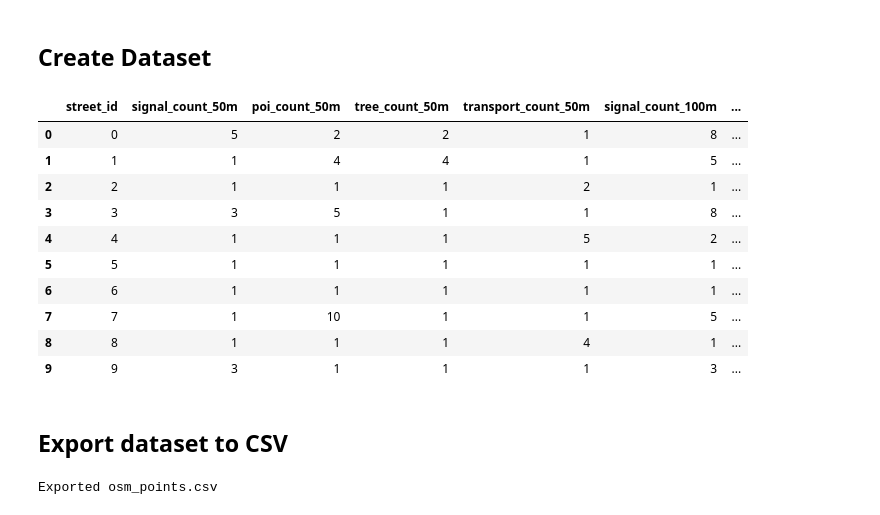
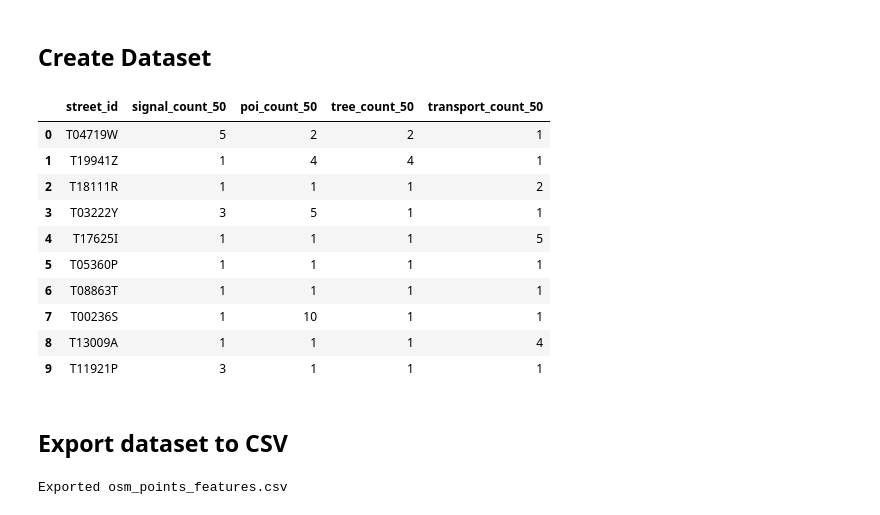
Before and after one commit to AndreaCutroni/ML-Noise-Prediction, a Jupyter notebook: notebooks/osm/OSM_points.ipynb, the cells around one changed output. Cells and saved outputs as stored; diff of their text form; code cells hidden in the pictures.

Commit message:
Export only data for 50m buffer

```diff
--- a/notebooks/osm/OSM_points.ipynb
+++ b/notebooks/osm/OSM_points.ipynb
@@ -171,6 +172,6 @@ buffered_streets_50.plot(figsize=(10, 10), alpha=0.5, color='red')
 ### Count signals per 50m buffer
 # %%
 sig_join_50 = gpd.sjoin(signals_filtered, buffered_streets_50, how="right", predicate="within") #spatial join to combine GeoDataFrames (signals and buffered streets), how="right" to keep all buffered street segments, predicate="within" to match signals that fall within the buffered street segments
-sig_counts_50 = sig_join_50.groupby(sig_join_50.index).size().rename("signal_count_50") #groupby() to group by the index of the buffered street segments, size() to count the number of signals in each segment, rename() to rename the resulting Series to "signal_count"
+sig_counts_50 = sig_join_50.groupby('street_id').size().rename("signal_count_50") #groupby() to group by the index of the buffered street segments, size() to count the number of signals in each segment, rename() to rename the resulting Series to "signal_count"
 sig_counts_50
 # %% [output]
@@ -190,6 +192,6 @@ Name: signal_count_50, Length: 15115, dtype: int64
 ### Count POIs per 50m buffer
 # %%
 pois_join_50 = gpd.sjoin(pois_filtered, buffered_streets_50, how="right", predicate="within")
-pois_counts_50 = pois_join_50.groupby(pois_join_50.index).size().rename("poi_count_50")
+pois_counts_50 = pois_join_50.groupby('street_id').size().rename("poi_count_50")
 pois_counts_50
 # %% [output]
@@ -209,6 +212,6 @@ Name: poi_count_50, Length: 15115, dtype: int64
 ### Count Trees per 50m buffer
 # %%
 trees_join_50 = gpd.sjoin(trees, buffered_streets_50, how="right", predicate="within")
-trees_counts_50 = trees_join_50.groupby(trees_join_50.index).size().rename("tree_count_50")
+trees_counts_50 = trees_join_50.groupby('street_id').size().rename("tree_count_50")
 trees_counts_50
 # %% [output]
@@ -228,7 +232,7 @@ Name: tree_count_50, Length: 15115, dtype: int64
 ### Count transports per 50m buffer
 # %%
 transport_join_50 = gpd.sjoin(transport, buffered_streets_50, how="right", predicate="within")
-transport_counts_50 = transport_join_50.groupby(transport_join_50.index).size().rename("transport_count_50")
+transport_counts_50 = transport_join_50.groupby('street_id').size().rename("transport_count_50")
 # %% [markdown]
 # Buffer streets (100 m) - noise dataset
 # %%
@@ -262,37 +267,36 @@ transport_counts_100 = transport_join_100.groupby(transport_join_100.index).size
 # %% [markdown]
 ## Create Dataset
 # %%
+# Start with noise streets
 dataset = pd.DataFrame({
-    "street_id": noise_streets.index,
-    "signal_count_50m": sig_counts_50,
-    "poi_count_50m": pois_counts_50,
-    "tree_count_50m": trees_counts_50,
-    "transport_count_50m": transport_counts_50,
-    "signal_count_100m": sig_counts_100,
-    "poi_count_100m": pois_counts_100,
-    "tree_count_100m": trees_counts_100,
-    "transport_count_100m": transport_counts_100
-}).fillna(0) #fillna(0) to replace any NaN values (which indicate no signals or POIs in that segment) with 0
+    "street_id": noise_streets['TRAM'],
+})
+
+# Merge all counts
+for counts_df in [sig_counts_50, pois_counts_50, trees_counts_50, transport_counts_50]:
+    dataset = dataset.merge(counts_df, on='street_id', how='left')
+
+dataset = dataset.fillna(0)
 dataset.head(10)
 # %% [output]
-|  | street_id | signal_count_50m | poi_count_50m | tree_count_50m | transport_count_50m | signal_count_100m | ... |
-| 0 | 0 | 5 | 2 | 2 | 1 | 8 | ... |
-| 1 | 1 | 1 | 4 | 4 | 1 | 5 | ... |
-| 2 | 2 | 1 | 1 | 1 | 2 | 1 | ... |
-| 3 | 3 | 3 | 5 | 1 | 1 | 8 | ... |
-| 4 | 4 | 1 | 1 | 1 | 5 | 2 | ... |
-| 5 | 5 | 1 | 1 | 1 | 1 | 1 | ... |
-| 6 | 6 | 1 | 1 | 1 | 1 | 1 | ... |
-| 7 | 7 | 1 | 10 | 1 | 1 | 5 | ... |
-| 8 | 8 | 1 | 1 | 1 | 4 | 1 | ... |
-| 9 | 9 | 3 | 1 | 1 | 1 | 3 | ... |
+|  | street_id | signal_count_50 | poi_count_50 | tree_count_50 | transport_count_50 |
+| 0 | T04719W | 5 | 2 | 2 | 1 |
+| 1 | T19941Z | 1 | 4 | 4 | 1 |
+| 2 | T18111R | 1 | 1 | 1 | 2 |
+| 3 | T03222Y | 3 | 5 | 1 | 1 |
+| 4 | T17625I | 1 | 1 | 1 | 5 |
+| 5 | T05360P | 1 | 1 | 1 | 1 |
+| 6 | T08863T | 1 | 1 | 1 | 1 |
+| 7 | T00236S | 1 | 10 | 1 | 1 |
+| 8 | T13009A | 1 | 1 | 1 | 4 |
+| 9 | T11921P | 3 | 1 | 1 | 1 |
 # %% [markdown]
 ## Export dataset to CSV
 # %%
 import os
-output_dir = "../data/processed"
+output_dir = "../../data/processed"
 os.makedirs(output_dir, exist_ok=True)
-dataset.to_csv(os.path.join(output_dir, "osm_points.csv"), index=False)
-print("Exported osm_points.csv")
+dataset.to_csv(os.path.join(output_dir, "osm_points_features.csv"), index=False)
+print("Exported osm_points_features.csv")
 # %% [output]
-Exported osm_points.csv
+Exported osm_points_features.csv
```
Also changed, not shown: parts of 9 cells of this notebook, 1 other file.
